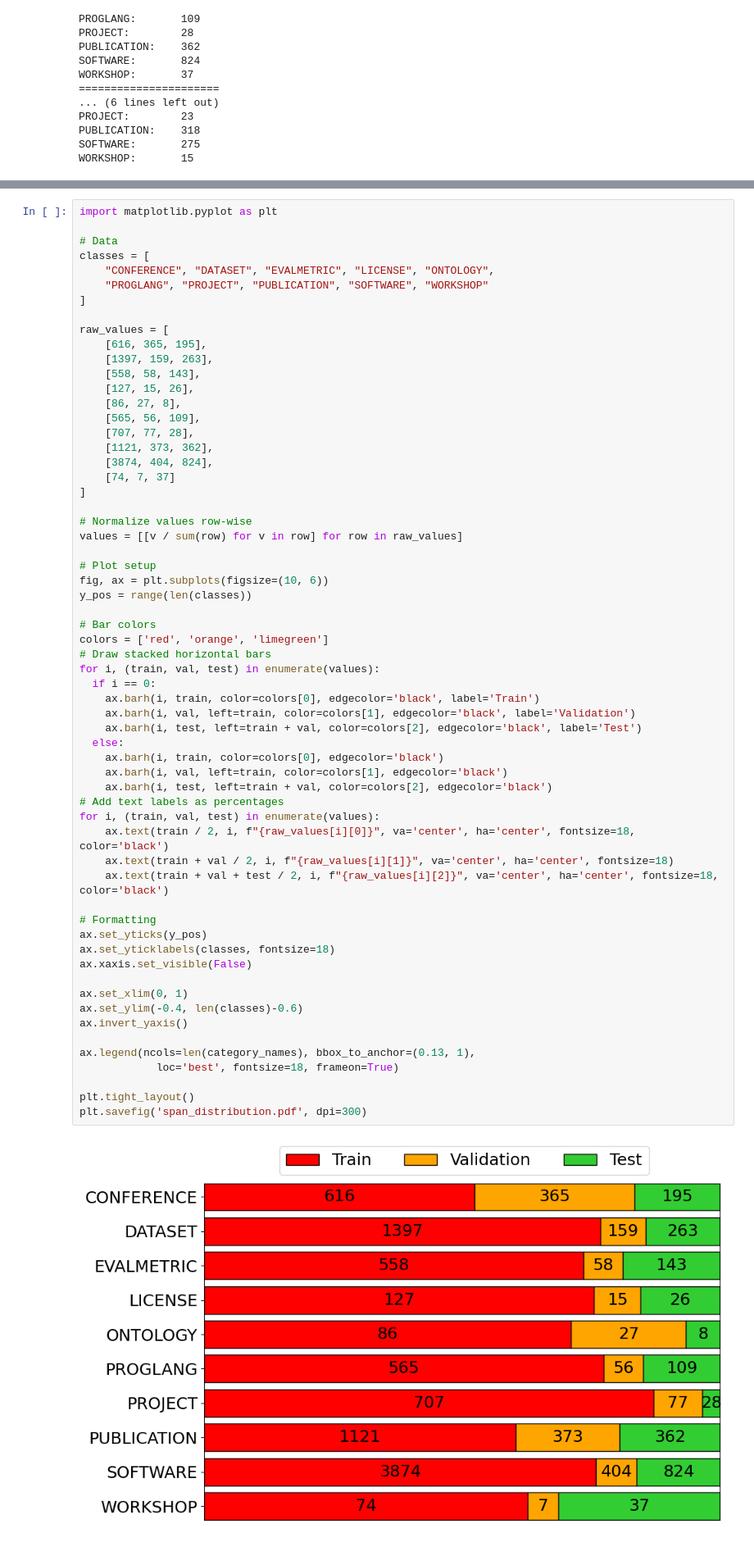
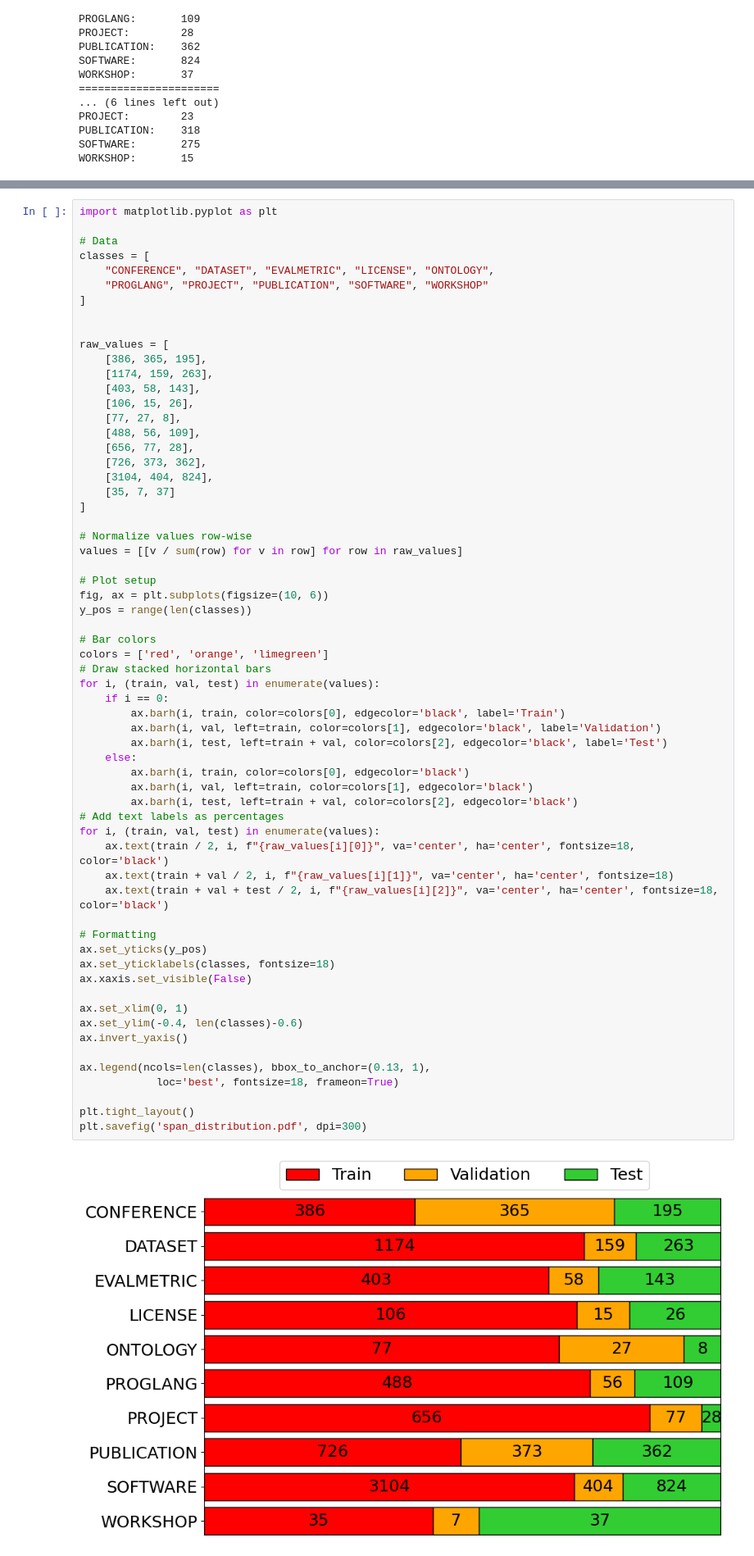
Before and after one commit to chenzongxiong/readme2kg-exp, a Jupyter notebook: dataset-stats.ipynb, the cells around one changed output, grey strips where cells are left out. Shown at 82% size. Drawn from its saved outputs; the diff is of its cells as text.

Commit message:
update dataset stats and plots

```diff
--- a/dataset-stats.ipynb
+++ b/dataset-stats.ipynb
@@ -132,60 +132,61 @@ classes = [
     "PROGLANG", "PROJECT", "PUBLICATION", "SOFTWARE", "WORKSHOP"
 ]
 
+
 raw_values = [
-    [616, 365, 195],
-    [1397, 159, 263],
-    [558, 58, 143],
-    [127, 15, 26],
-    [86, 27, 8],
-    [565, 56, 109],
-    [707, 77, 28],
-    [1121, 373, 362],
-    [3874, 404, 824],
-    [74, 7, 37]
+    [386, 365, 195],
+    [1174, 159, 263],
+    [403, 58, 143],
+    [106, 15, 26],
+    [77, 27, 8],
+    [488, 56, 109],
+    [656, 77, 28],
+    [726, 373, 362],
+    [3104, 404, 824],
+    [35, 7, 37]
 ]
 
 # Normalize values row-wise
 values = [[v / sum(row) for v in row] for row in raw_values]
 
 # Plot setup
 fig, ax = plt.subplots(figsize=(10, 6))
 y_pos = range(len(classes))
 
 # Bar colors
 colors = ['red', 'orange', 'limegreen']
 # Draw stacked horizontal bars
 for i, (train, val, test) in enumerate(values):
-  if i == 0:
-    ax.barh(i, train, color=colors[0], edgecolor='black', label='Train')
-    ax.barh(i, val, left=train, color=colors[1], edgecolor='black', label='Validation')
-    ax.barh(i, test, left=train + val, color=colors[2], edgecolor='black', label='Test')
-  else:
-    ax.barh(i, train, color=colors[0], edgecolor='black')
-    ax.barh(i, val, left=train, color=colors[1], edgecolor='black')
-    ax.barh(i, test, left=train + val, color=colors[2], edgecolor='black')
+    if i == 0:
+        ax.barh(i, train, color=colors[0], edgecolor='black', label='Train')
+        ax.barh(i, val, left=train, color=colors[1], edgecolor='black', label='Validation')
+        ax.barh(i, test, left=train + val, color=colors[2], edgecolor='black', label='Test')
+    else:
+        ax.barh(i, train, color=colors[0], edgecolor='black')
+        ax.barh(i, val, left=train, color=colors[1], edgecolor='black')
+        ax.barh(i, test, left=train + val, color=colors[2], edgecolor='black')
 # Add text labels as percentages
 for i, (train, val, test) in enumerate(values):
     ax.text(train / 2, i, f"{raw_values[i][0]}", va='center', ha='center', fontsize=18, color='black')
     ax.text(train + val / 2, i, f"{raw_values[i][1]}", va='center', ha='center', fontsize=18)
     ax.text(train + val + test / 2, i, f"{raw_values[i][2]}", va='center', ha='center', fontsize=18, color='black')
 
 # Formatting
 ax.set_yticks(y_pos)
 ax.set_yticklabels(classes, fontsize=18)
 ax.xaxis.set_visible(False)
 
 ax.set_xlim(0, 1)
 ax.set_ylim(-0.4, len(classes)-0.6)
 ax.invert_yaxis()
 
-ax.legend(ncols=len(category_names), bbox_to_anchor=(0.13, 1),
+ax.legend(ncols=len(classes), bbox_to_anchor=(0.13, 1),
             loc='best', fontsize=18, frameon=True)
 
 plt.tight_layout()
 plt.savefig('span_distribution.pdf', dpi=300)
 # %% [output]
-[figure, old version]
+[figure, new version]
 # %%
 import matplotlib.pyplot as plt
 
```
Also changed, not shown: parts of 8 cells of this notebook, 3 other files.
